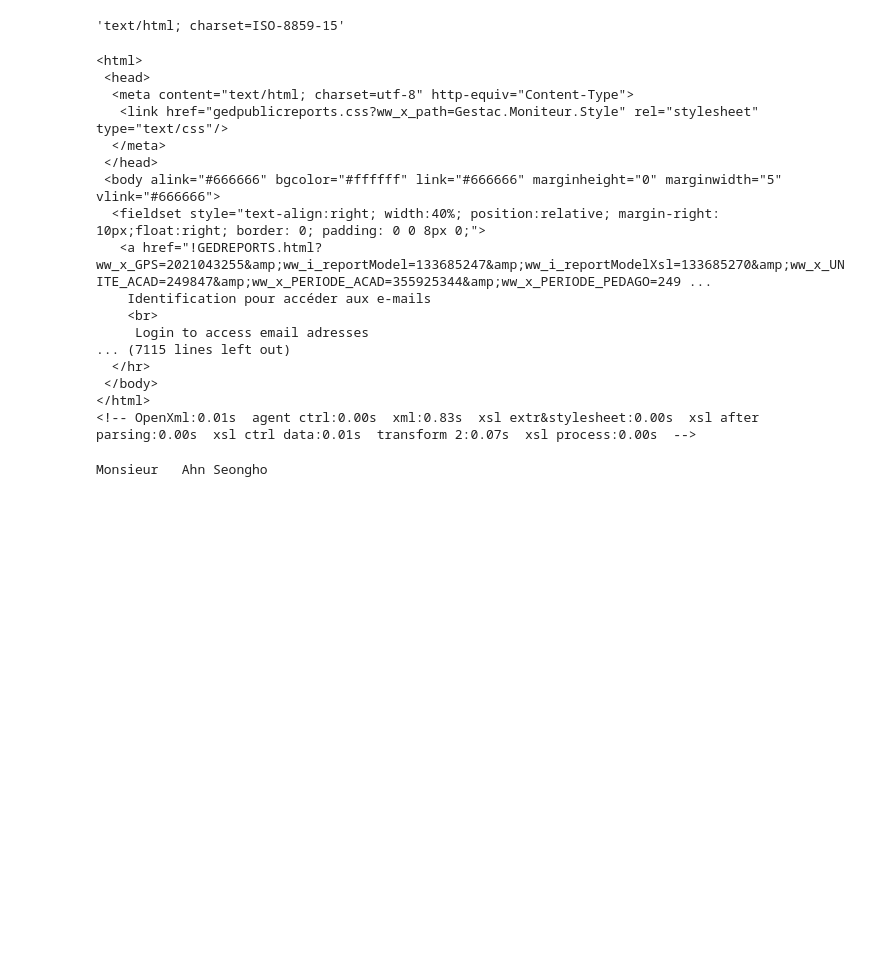
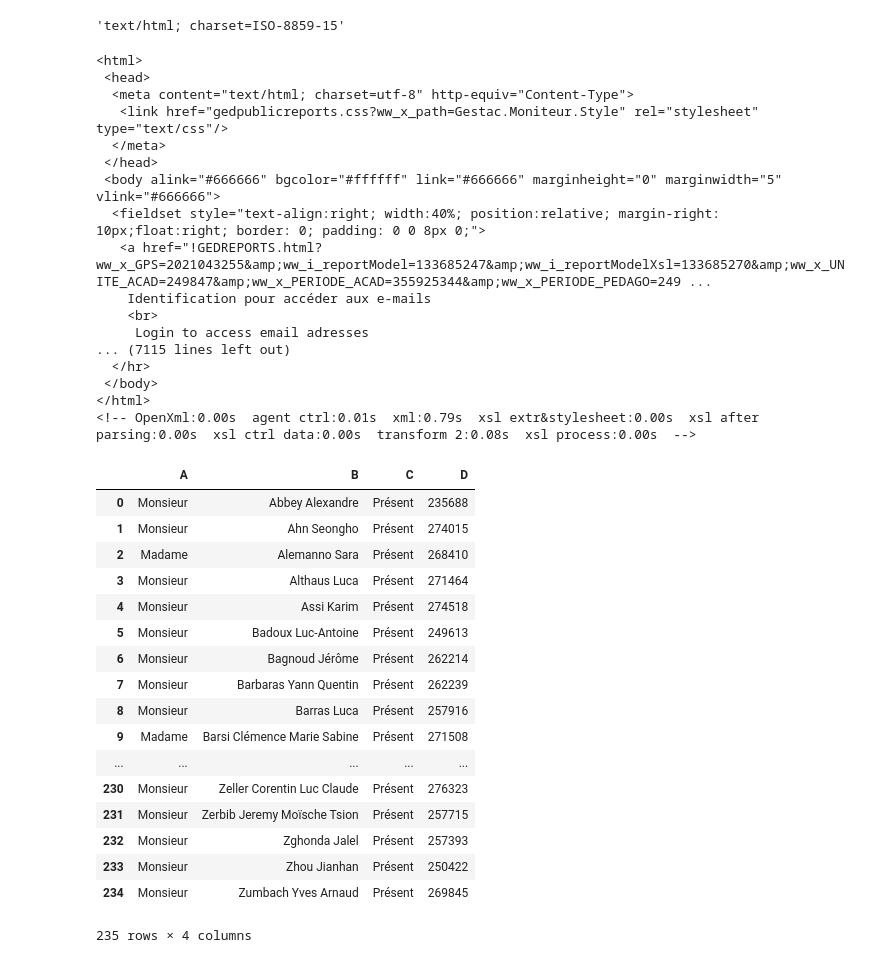
Before and after one commit to nathanquinteiro/ADA-Homework, a Jupyter notebook: 02 - Data from the Web/Data from the Web.ipynb, the cells around one changed output. Saved outputs shown, nothing was run; the diff lists cells and outputs as text; code cells hidden in the pictures; blank space fills up the shorter version.

Commit message:
Create panda dataframe containing students gender/name/presence/sciper from html

```diff
--- a/02 - Data from the Web/Data from the Web.ipynb
+++ b/02 - Data from the Web/Data from the Web.ipynb
@@ -59,11 +59,11 @@ print("Id of Bachelor semester 6: ", bachelor_5_id,"\n")
 
 year_tags = soup.find_all('option', text = re.compile('20'))
 year_ids = []
-for y in range(2007, 2016):
+for y in range(2007, 2017):
     school_year = str(y) + "-" + str(y+1)
     year_ids += [soup.find('option', text = re.compile(school_year))['value']]
 
-print(yyear_ids)
+print("years ids : (from 2007-2008 to 2016-2017)", year_ids)
 # %% [output]
 Id of informatique :  249847
 
@@ -100,3 +75,13 @@ print(soup.prettify())
+# %%
+params = {'ww_b_list':'1',
+        'ww_i_reportmodel':'133685247',
+        'ww_i_reportModelXsl':'133685270',
+        'ww_x_UNITE_ACAD':informatique_id,
+        'ww_x_PERIODE_ACAD':year_ids[2016-2007],
+        'ww_x_PERIODE_PEDAGO':bachelor_1_id}
+r = requests.get('http://isa.epfl.ch/imoniteur_ISAP/!GEDPUBLICREPORTS.filter?', params)
+html_doc = r.text
+soup = BeautifulSoup(html_doc, 'html.parser')
 # %%
 ww_x_GPS = soup.find_all('a')[1].get('onclick').split("ww_x_GPS=")[1].split("')")[0]
 ww_x_GPS
@@ -128,9 +113,32 @@ print(soup.prettify())
   </hr>
  </body>
 </html>
-<!-- OpenXml:0.01s  agent ctrl:0.00s  xml:0.83s  xsl extr&stylesheet:0.00s  xsl after parsing:0.00s  xsl ctrl data:0.01s  transform 2:0.07s  xsl process:0.00s  -->
+<!-- OpenXml:0.00s  agent ctrl:0.01s  xml:0.79s  xsl extr&stylesheet:0.00s  xsl after parsing:0.00s  xsl ctrl data:0.00s  transform 2:0.08s  xsl process:0.00s  -->
-# %%
-entry = soup.body.hr.table.find_all('tr')[3].find_all('td')
-print(entry[0].text, " ", entry[1].text)
-# %% [output]
-Monsieur   Ahn Seongho
+# %%
+students_tr = soup.body.hr.table.find_all('tr')[2:]
+students = []
+for i in range (0,len(students_tr)):
+    student = students_tr[i].find_all('td')
+    students.append([student[0].text,student[1].text.replace(u'\xa0', u' '),student[7].text,student[10].text])
+
+pd_student = pd.DataFrame(students, columns=['A', 'B', 'C', 'D'])
+pd_student
+# %% [output]
+|  | A | B | C | D |
+| 0 | Monsieur | Abbey Alexandre | Présent | 235688 |
+| 1 | Monsieur | Ahn Seongho | Présent | 274015 |
+| 2 | Madame | Alemanno Sara | Présent | 268410 |
+| 3 | Monsieur | Althaus Luca | Présent | 271464 |
+| 4 | Monsieur | Assi Karim | Présent | 274518 |
+| 5 | Monsieur | Badoux Luc-Antoine | Présent | 249613 |
+| 6 | Monsieur | Bagnoud Jérôme | Présent | 262214 |
+| 7 | Monsieur | Barbaras Yann Quentin | Présent | 262239 |
+| 8 | Monsieur | Barras Luca | Présent | 257916 |
+| 9 | Madame | Barsi Clémence Marie Sabine | Présent | 271508 |
+| ... | ... | ... | ... | ... |
+| 230 | Monsieur | Zeller Corentin Luc Claude | Présent | 276323 |
+| 231 | Monsieur | Zerbib Jeremy Moïsche Tsion | Présent | 257715 |
+| 232 | Monsieur | Zghonda Jalel | Présent | 257393 |
+| 233 | Monsieur | Zhou Jianhan | Présent | 250422 |
+| 234 | Monsieur | Zumbach Yves Arnaud | Présent | 269845 |
+235 rows × 4 columns
```
Also changed, not shown: parts of 4 cells of this notebook.
